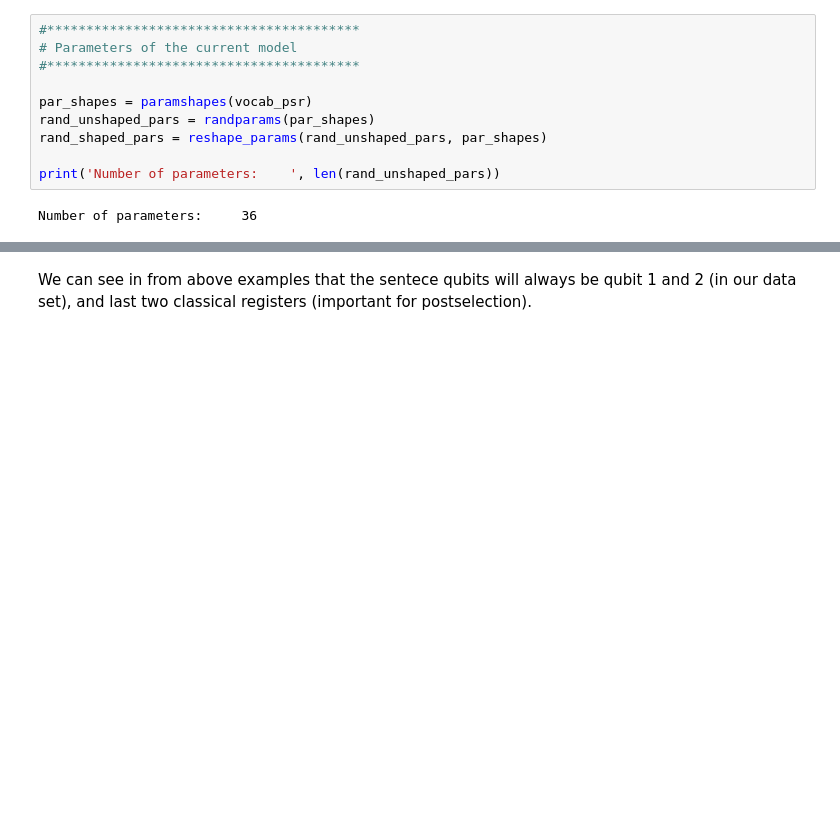
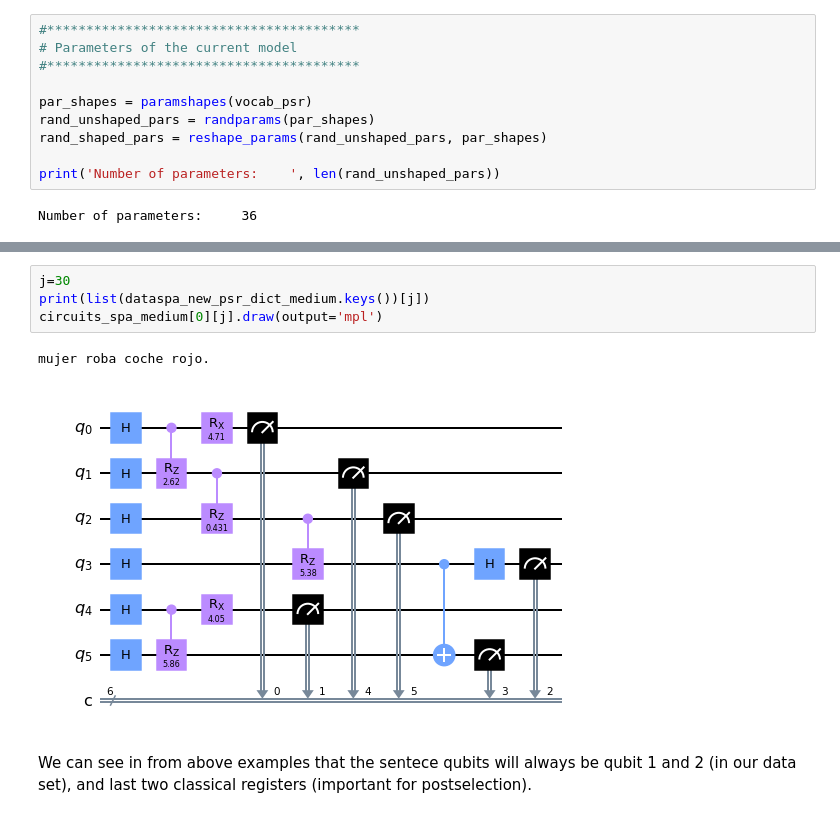
Before and after one commit to PaulaGarciaMolina/QNLP_Qiskit_Hackathon, a Jupyter notebook: semantic_interpretation/semantic_interpretation_iqp_qiskit.ipynb, the cells around one changed output, grey strips where cells are left out. Saved outputs shown, nothing was run; the diff lists cells and outputs as text; blank space fills up the shorter version.

```diff
--- a/semantic_interpretation/semantic_interpretation_iqp_qiskit.ipynb
+++ b/semantic_interpretation/semantic_interpretation_iqp_qiskit.ipynb
@@ -517,3 +517,10 @@ man breaks old sofa.
+# %%
+j=30
+print(list(dataspa_new_psr_dict_medium.keys())[j])
+circuits_spa_medium[0][j].draw(output='mpl')
+# %% [output]
+mujer roba coche rojo.
+[figure, added]
 # %% [markdown]
 We can see in from above examples that the sentece qubits will always be qubit 1 and 2 (in our data set), and last two classical registers (important for postselection).
 # %% [markdown]
```
Also changed, not shown: parts of 10 cells of this notebook.
